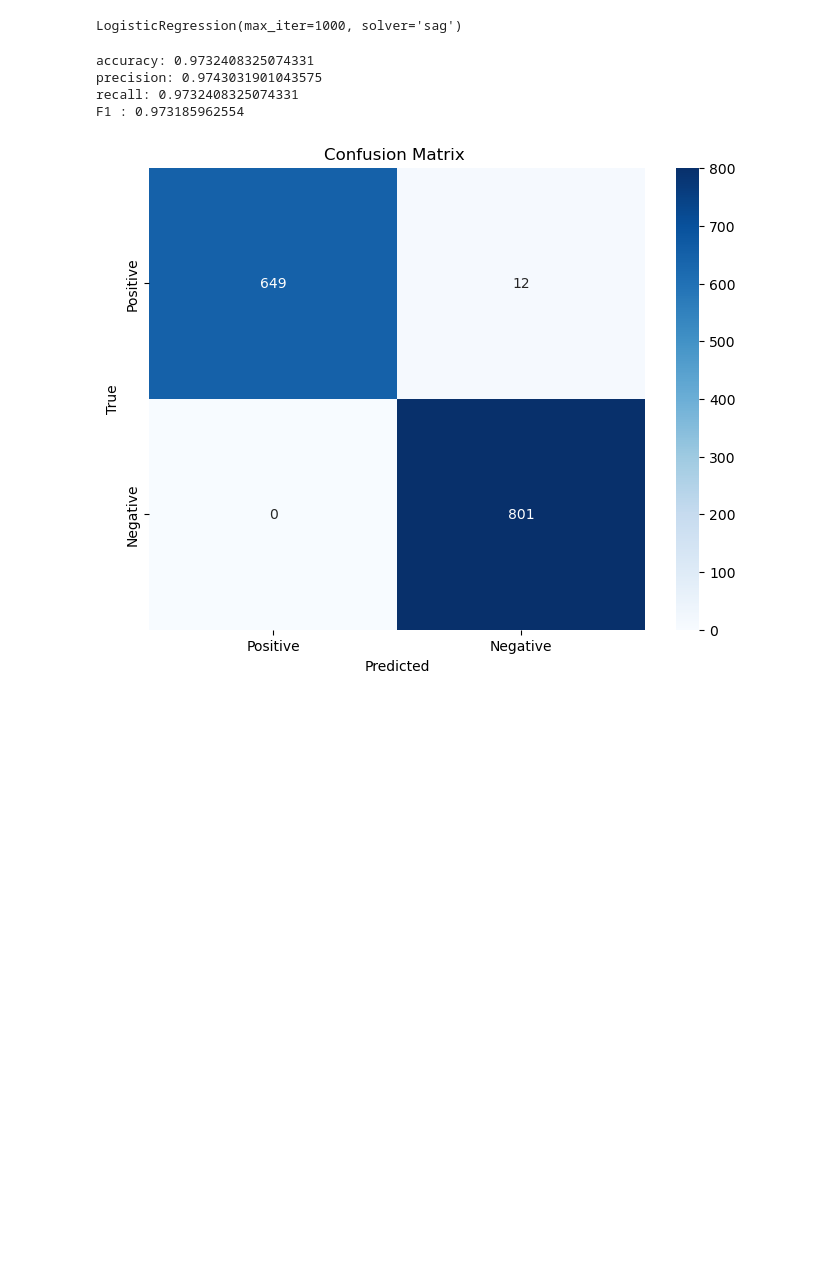
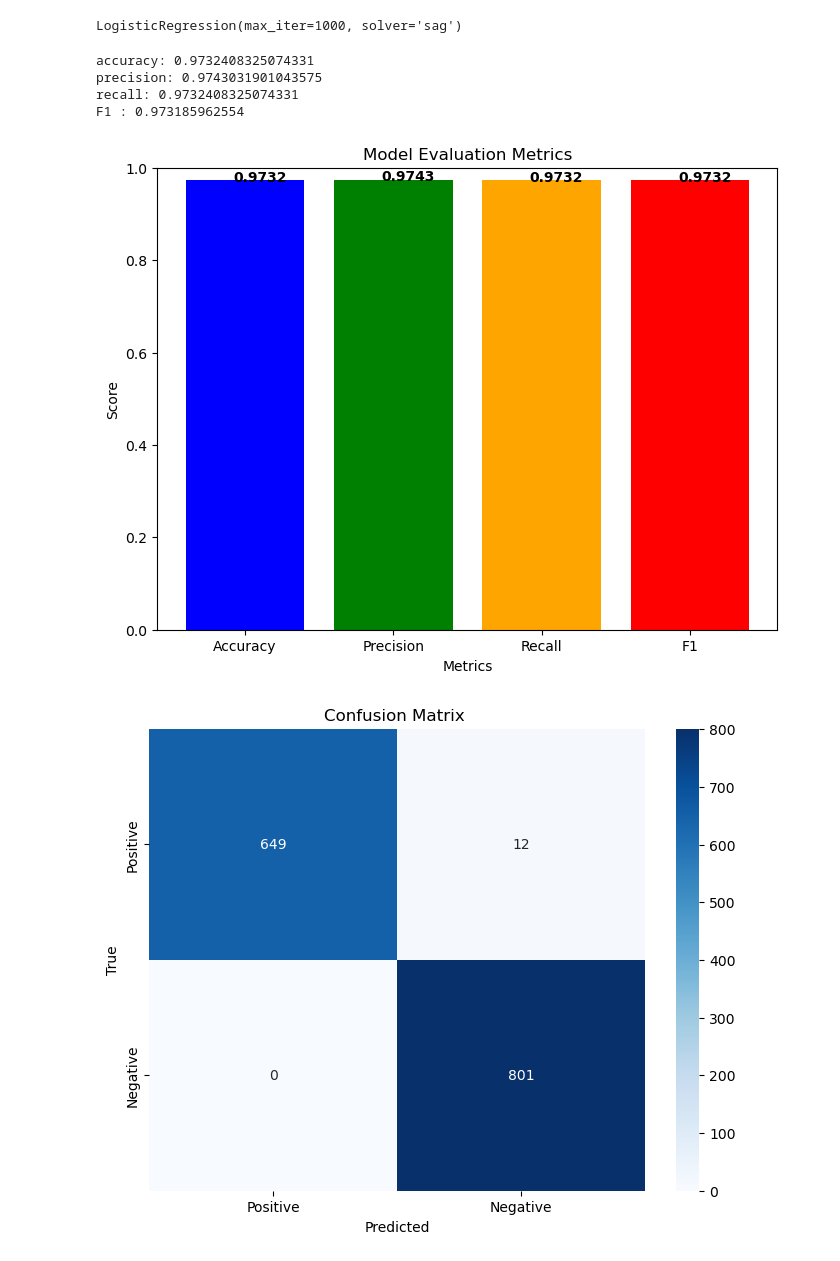
Before and after one commit to ugurclikk/data-mining, a Jupyter notebook: product-clas.-clust.ipynb, the cells around one changed output. Saved outputs shown, nothing was run; the diff lists cells and outputs as text; code cells hidden in the pictures; blank space fills up the shorter version.

```diff
--- a/product-clas.-clust.ipynb
+++ b/product-clas.-clust.ipynb
@@ -130,20 +130,37 @@ LogisticRegression(max_iter=1000, solver='sag')
 # %%
 
 y_pred = model.predict(X_test)
 accuracy = accuracy_score(y_test, y_pred)
 precision = precision_score(y_test, y_pred, average='weighted', zero_division=1)
 recall = recall_score(y_test, y_pred, average='weighted', zero_division=1)
 f1 = f1_score(y_test, y_pred, average='weighted',zero_division=1)
 
 print("accuracy:", accuracy)
 print("precision:", precision)
 print("recall:", recall)
 print("F1 :", f1)
+
+metrics = ['Accuracy', 'Precision', 'Recall', 'F1']
+values = [accuracy, precision, recall, f1]
+
+plt.figure(figsize=(8, 6))
+bars = plt.bar(metrics, values, color=['blue', 'green', 'orange', 'red'])
+
+# Display values on top of bars
+for bar, value in zip(bars, values):
+    plt.text(bar.get_x() + bar.get_width() / 2 + 0.1, bar.get_height() - 0.002, round(value, 4), ha='center', color='black', fontweight='bold')
+
+plt.xlabel('Metrics')
+plt.ylabel('Score')
+plt.title('Model Evaluation Metrics')
+plt.ylim(0, 1)  # Setting y-axis limit between 0 and 1 for better visualization
+plt.show()
 # %% [output]
 accuracy: 0.9732408325074331
 precision: 0.9743031901043575
 recall: 0.9732408325074331
 F1 : 0.973185962554
+[figure, added]
 # %%
 cm = confusion_matrix(y_test, y_pred)
 
```
